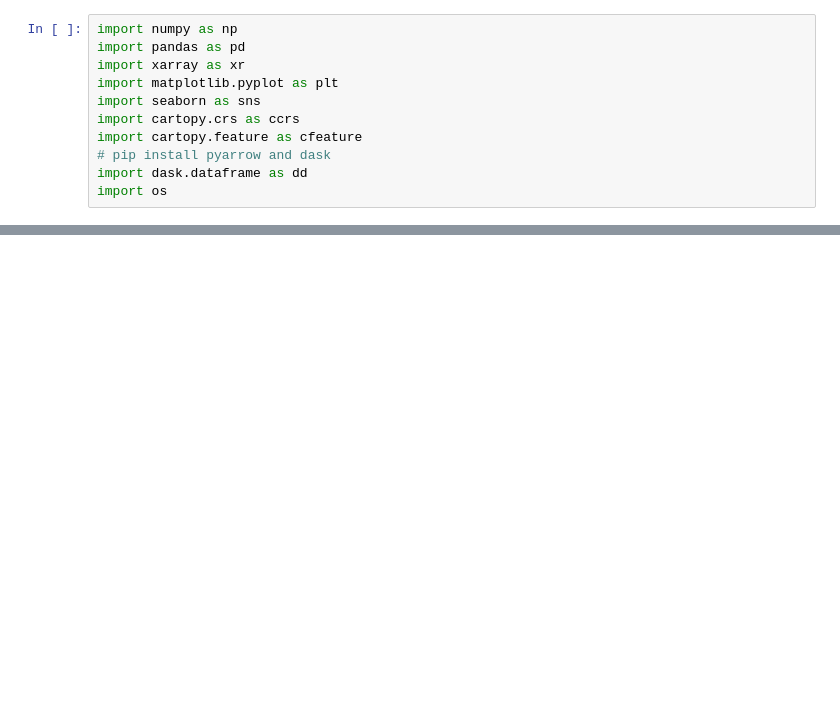
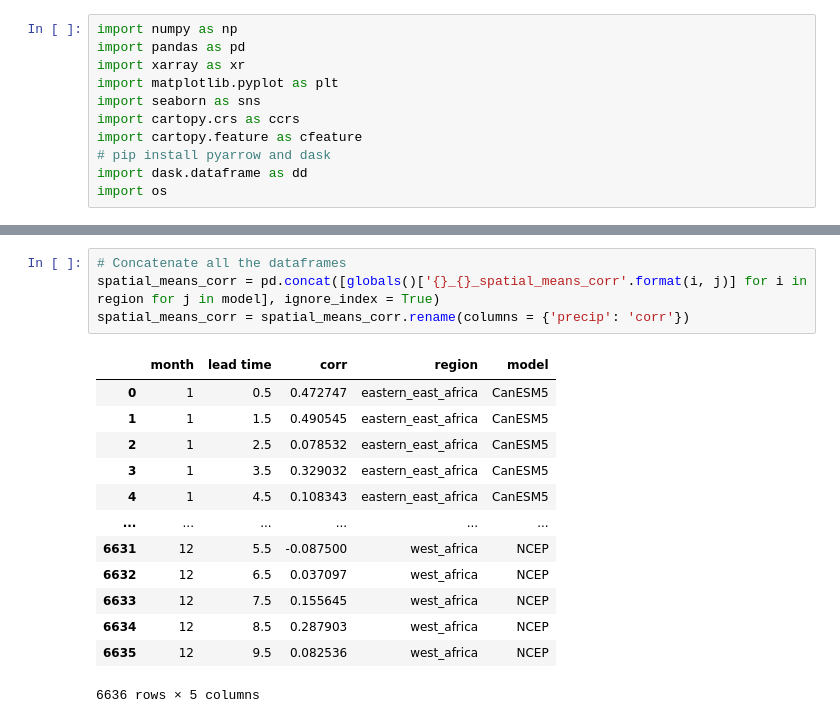
Before and after one commit to yatli24/CHC, a Jupyter notebook: Jupyter notebooks/Spatial_Temporal_means.ipynb, the cells around one changed output, grey strips where cells are left out. Drawn from its saved outputs; the diff is of its cells as text; blank space fills up the shorter version.

```diff
--- a/Jupyter notebooks/Spatial_Temporal_means.ipynb
+++ b/Jupyter notebooks/Spatial_Temporal_means.ipynb
@@ -30,0 +38,18 @@ for i in location:
+# %%
+# Concatenate all the dataframes
+spatial_means_corr = pd.concat([globals()['{}_{}_spatial_means_corr'.format(i, j)] for i in region for j in model], ignore_index = True)
+spatial_means_corr = spatial_means_corr.rename(columns = {'precip': 'corr'})
+# %% [output]
+|  | month | lead time | corr | region | model |
+| 0 | 1 | 0.5 | 0.472747 | eastern_east_africa | CanESM5 |
+| 1 | 1 | 1.5 | 0.490545 | eastern_east_africa | CanESM5 |
+| 2 | 1 | 2.5 | 0.078532 | eastern_east_africa | CanESM5 |
+| 3 | 1 | 3.5 | 0.329032 | eastern_east_africa | CanESM5 |
+| 4 | 1 | 4.5 | 0.108343 | eastern_east_africa | CanESM5 |
+| ... | ... | ... | ... | ... | ... |
+| 6631 | 12 | 5.5 | -0.087500 | west_africa | NCEP |
+| 6632 | 12 | 6.5 | 0.037097 | west_africa | NCEP |
+| 6633 | 12 | 7.5 | 0.155645 | west_africa | NCEP |
+| 6634 | 12 | 8.5 | 0.287903 | west_africa | NCEP |
+| 6635 | 12 | 9.5 | 0.082536 | west_africa | NCEP |
+6636 rows × 5 columns
```
Also changed, not shown: parts of 8 cells of this notebook.
